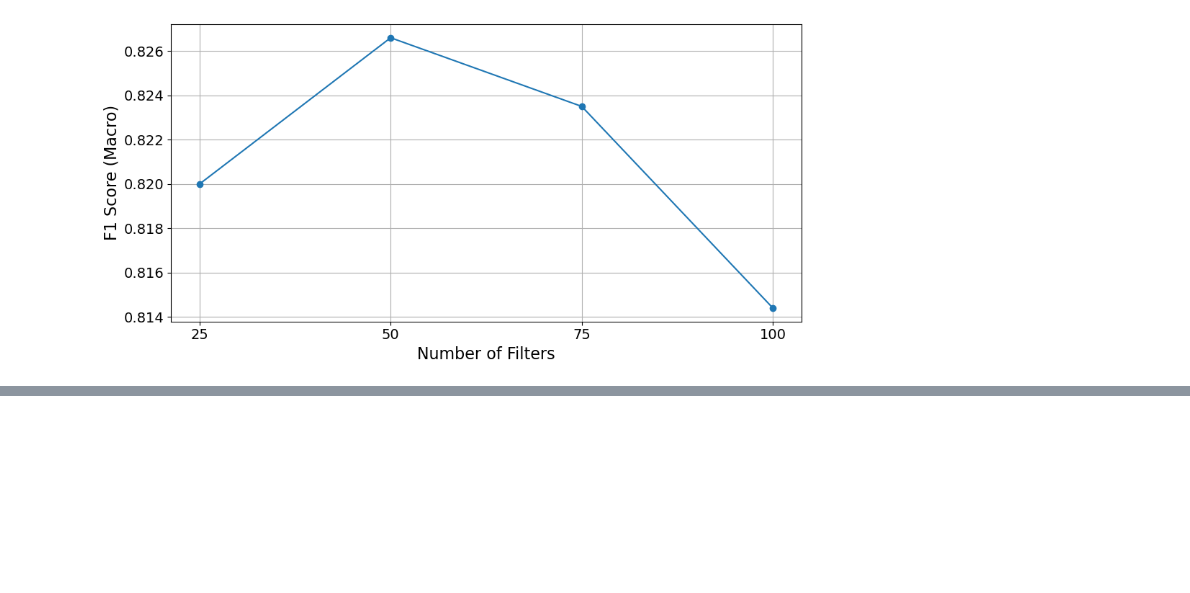
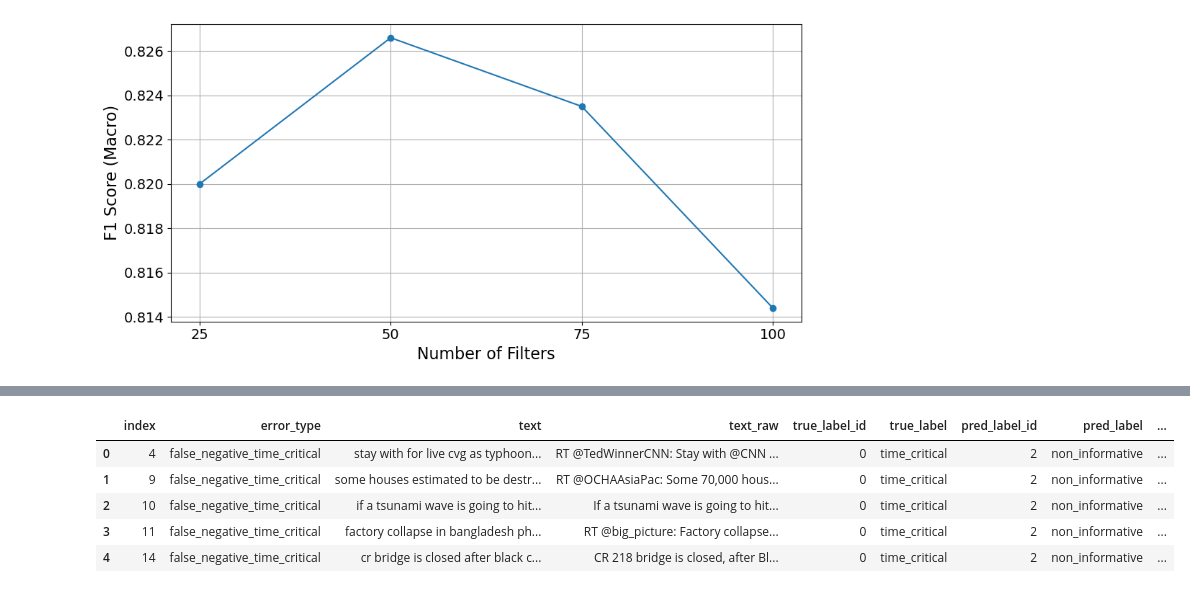
Before and after one commit to bugoverdose/dl-twitter-crisis, a Jupyter notebook: crisis_bench_jinwoo.ipynb, the cells around one changed output, grey strips where cells are left out. Saved outputs shown, nothing was run; the diff lists cells and outputs as text; code cells hidden in the pictures; blank space fills up the shorter version.

Commit message:
feat: pretrained transformer qualitative analysis

```diff
--- a/crisis_bench_jinwoo.ipynb
+++ b/crisis_bench_jinwoo.ipynb
@@ -692,16 +689,22 @@ train_dataset = Dataset.from_dict({
     "input_ids":      train_enc["input_ids"],
     "attention_mask": train_enc["attention_mask"],
     "label":          df["train"]["class_label_group_num"].tolist(),
+    "text":           df["train"]['text'],
+    "text_raw":       df["train"]['text_raw'],
 })
 val_dataset = Dataset.from_dict({
     "input_ids":      dev_enc["input_ids"],
     "attention_mask": dev_enc["attention_mask"],
     "label":          df["dev"]["class_label_group_num"].tolist(),
+    "text":           df["dev"]['text'],
+    "text_raw":       df["dev"]['text_raw'],
 })
 test_dataset = Dataset.from_dict({
     "input_ids":      test_enc["input_ids"],
     "attention_mask": test_enc["attention_mask"],
     "label":          df["test"]["class_label_group_num"].tolist(),
+    "text":           df["test"]['text'],
+    "text_raw":       df["test"]['text_raw'],
 })
 
 tokenized_datasets = DatasetDict({
@@ -712,7 +715,7 @@ tokenized_datasets = DatasetDict({
 
 tokenized_datasets.set_format(
     type="torch",
-    columns=["input_ids", "attention_mask", "label"],
+    columns=["input_ids", "attention_mask", "label", "text", "text_raw"],
 )
 # %% [markdown]
 ### Train
@@ -3092,0 +3251,6 @@ plt.show()
+# %%
+df_tc_errors = collect_qual_fp_fn(
+    model="deberta",
+    positive_label_name="time_critical",
+    output_csv = "./qualitatitve_analysis/pretrained_transformer_time_critical_fp_fn_test.csv"
+)
@@ -3092,0 +3260,11 @@ plt.show()
+# %%
+df_tc_errors.head()
+
+# 4894,false_positive_time_critical,new to threaten,New #typhoon to threaten #philippines http://t.co/aj6KxHvRMz,2,non_informative,0,time_critical,0.3574405908584595
+# %% [output]
+|  | index | error_type | text | text_raw | true_label_id | true_label | pred_label_id | pred_label | ... |
+| 0 | 4 | false_negative_time_critical | stay with for live cvg as typhoon... | RT @TedWinnerCNN: Stay with @CNN ... | 0 | time_critical | 2 | non_informative | ... |
+| 1 | 9 | false_negative_time_critical | some houses estimated to be destr... | RT @OCHAAsiaPac: Some 70,000 hous... | 0 | time_critical | 2 | non_informative | ... |
+| 2 | 10 | false_negative_time_critical | if a tsunami wave is going to hit... | If a tsunami wave is going to hit... | 0 | time_critical | 2 | non_informative | ... |
+| 3 | 11 | false_negative_time_critical | factory collapse in bangladesh ph... | RT @big_picture: Factory collapse... | 0 | time_critical | 2 | non_informative | ... |
+| 4 | 14 | false_negative_time_critical | cr bridge is closed after black c... | CR 218 bridge is closed, after Bl... | 0 | time_critical | 2 | non_informative | ... |
```
Also changed, not shown: parts of 17 cells of this notebook, 3 other files.
